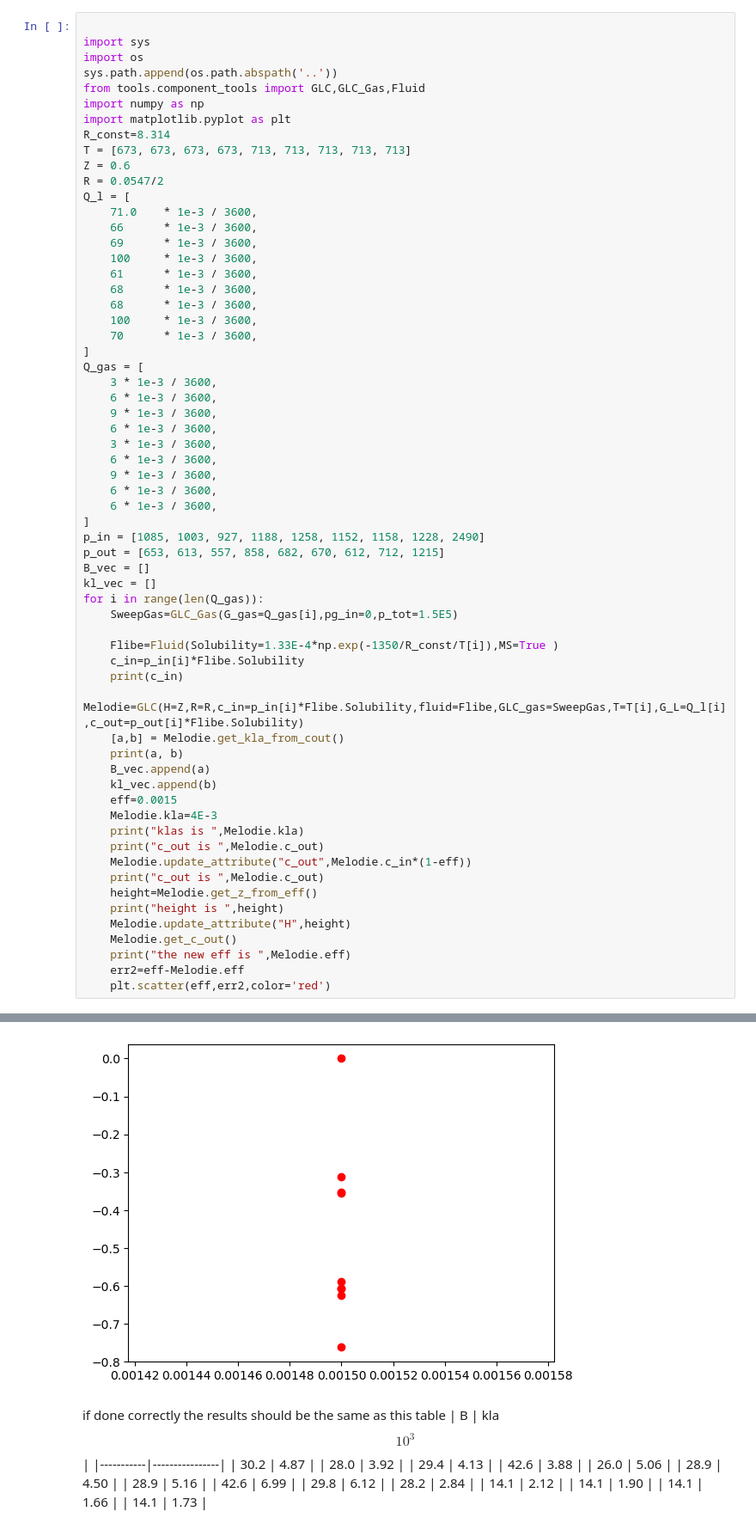
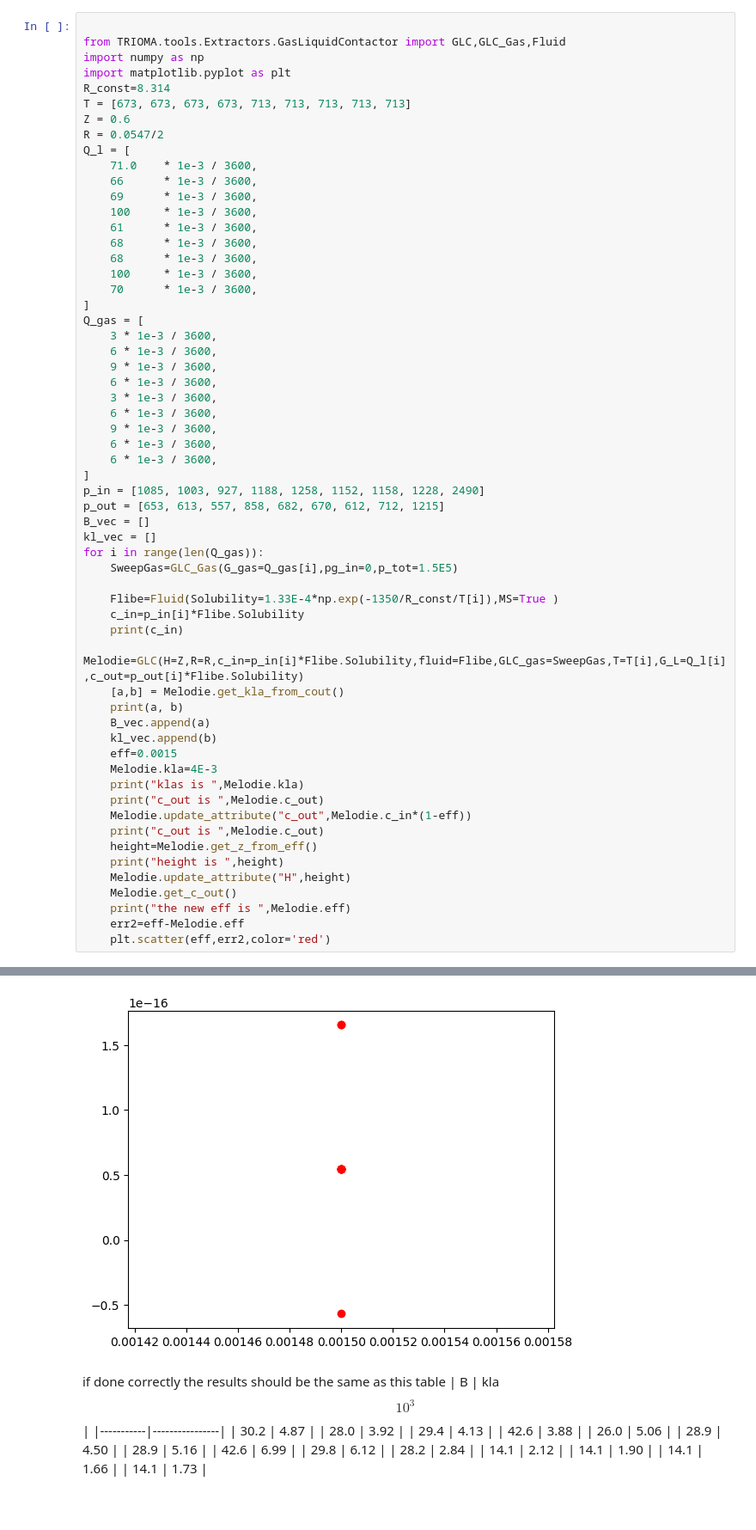
Before and after one commit to gabriele-ferrero/TRIOMA, a Jupyter notebook: Examples/GLC_tutorial_ms.ipynb, the cells around one changed output, grey strips where cells are left out. Shown at 86% size. Saved outputs shown, nothing was run; the diff lists cells and outputs as text; blank space fills up the shorter version.

Commit message:
Rerun all examples and update modules import

```diff
--- a/Examples/GLC_tutorial_ms.ipynb
+++ b/Examples/GLC_tutorial_ms.ipynb
@@ -1,9 +1,6 @@
 # %%
 
-import sys
-import os
-sys.path.append(os.path.abspath('..'))
-from tools.component_tools import GLC,GLC_Gas,Fluid
+from TRIOMA.tools.Extractors.GasLiquidContactor import GLC,GLC_Gas,Fluid
 import numpy as np
 import matplotlib.pyplot as plt
 R_const=8.314
@@ -81,4 +92,4 @@ the new eff is  0.001499999999950985
-[figure, old version]
+[figure, new version]
 # %% [markdown]
 if done correctly the results should be the same as this table
 | B         | kla$$10^3$$    |
```
Also changed, not shown: parts of 5 cells of this notebook, 11 other files.
